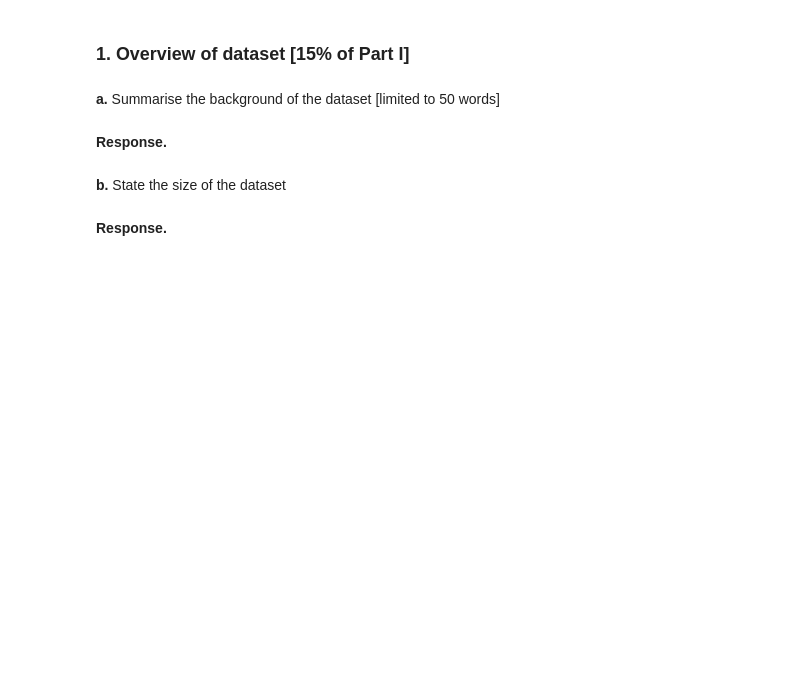
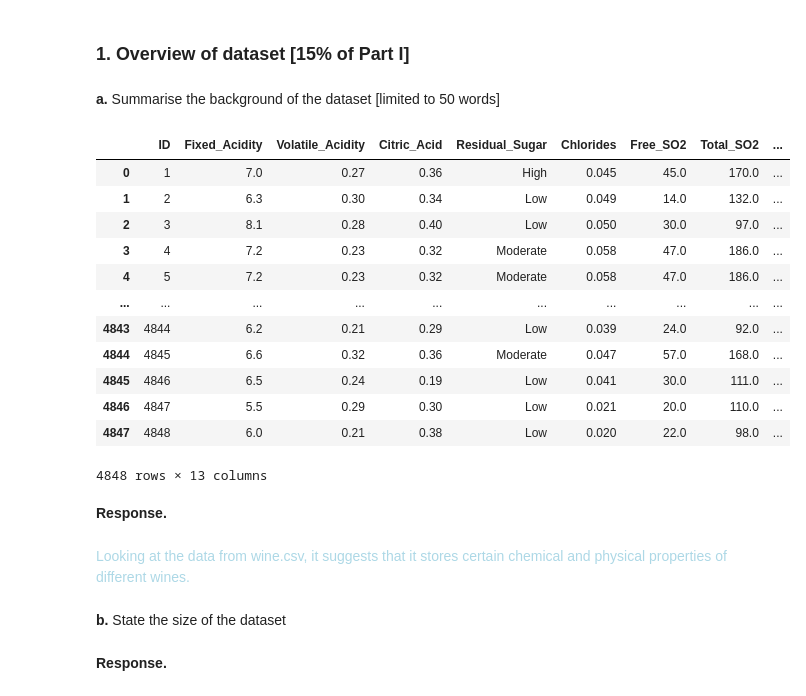
Before and after one commit to OccupiedPorcupine/CS105-Repo, a Jupyter notebook: Lab 1/CS105 Project Submission (Final) 2026 - Wine.ipynb, the cells around one changed output. Cells and saved outputs as stored; diff of their text form; code cells hidden in the pictures; blank space fills up the shorter version.

```diff
--- a/Lab 1/CS105 Project Submission (Final) 2026 - Wine.ipynb
+++ b/Lab 1/CS105 Project Submission (Final) 2026 - Wine.ipynb
@@ -33,10 +33,32 @@ Include both Part I and Part II to produce a self-contained notebook. You may fi
 ## Part I: Exploratory Data Analysis (EDA) [8% of final grade]
 # %% [markdown]
 ### 1. Overview of dataset [15% of Part I]
+# %%
+import pandas as pd
+
+wine_data = pd.read_csv("wine.csv")
 # %% [markdown]
 **a.** Summarise the background of the dataset [limited to 50 words]
+# %%
+wine_data
+# %% [output]
+|  | ID | Fixed_Acidity | Volatile_Acidity | Citric_Acid | Residual_Sugar | Chlorides | Free_SO2 | Total_SO2 | ... |
+| 0 | 1 | 7.0 | 0.27 | 0.36 | High | 0.045 | 45.0 | 170.0 | ... |
+| 1 | 2 | 6.3 | 0.30 | 0.34 | Low | 0.049 | 14.0 | 132.0 | ... |
+| 2 | 3 | 8.1 | 0.28 | 0.40 | Low | 0.050 | 30.0 | 97.0 | ... |
+| 3 | 4 | 7.2 | 0.23 | 0.32 | Moderate | 0.058 | 47.0 | 186.0 | ... |
+| 4 | 5 | 7.2 | 0.23 | 0.32 | Moderate | 0.058 | 47.0 | 186.0 | ... |
+| ... | ... | ... | ... | ... | ... | ... | ... | ... | ... |
+| 4843 | 4844 | 6.2 | 0.21 | 0.29 | Low | 0.039 | 24.0 | 92.0 | ... |
+| 4844 | 4845 | 6.6 | 0.32 | 0.36 | Moderate | 0.047 | 57.0 | 168.0 | ... |
+| 4845 | 4846 | 6.5 | 0.24 | 0.19 | Low | 0.041 | 30.0 | 111.0 | ... |
+| 4846 | 4847 | 5.5 | 0.29 | 0.30 | Low | 0.021 | 20.0 | 110.0 | ... |
+| 4847 | 4848 | 6.0 | 0.21 | 0.38 | Low | 0.020 | 22.0 | 98.0 | ... |
+4848 rows × 13 columns
 # %% [markdown]
 **Response.**
+# %% [markdown]
+<span style="color : lightblue;"> Looking at the data from wine.csv, it suggests that it stores certain chemical and physical properties of different wines. </span>
 # %% [markdown]
 **b.** State the size of the dataset
 # %% [markdown]
```
Also changed, not shown: parts of 22 cells of this notebook, 1 other file.
